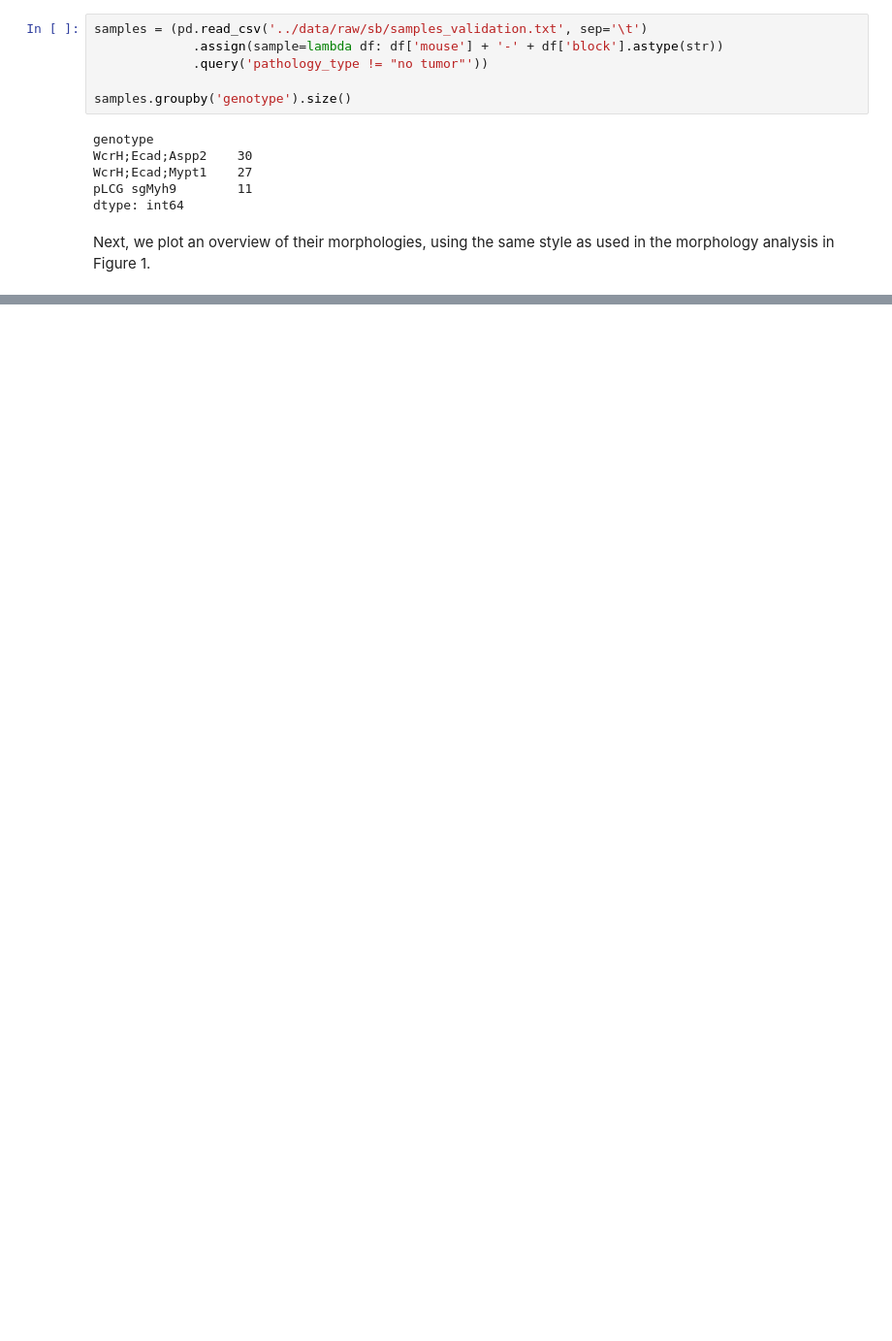
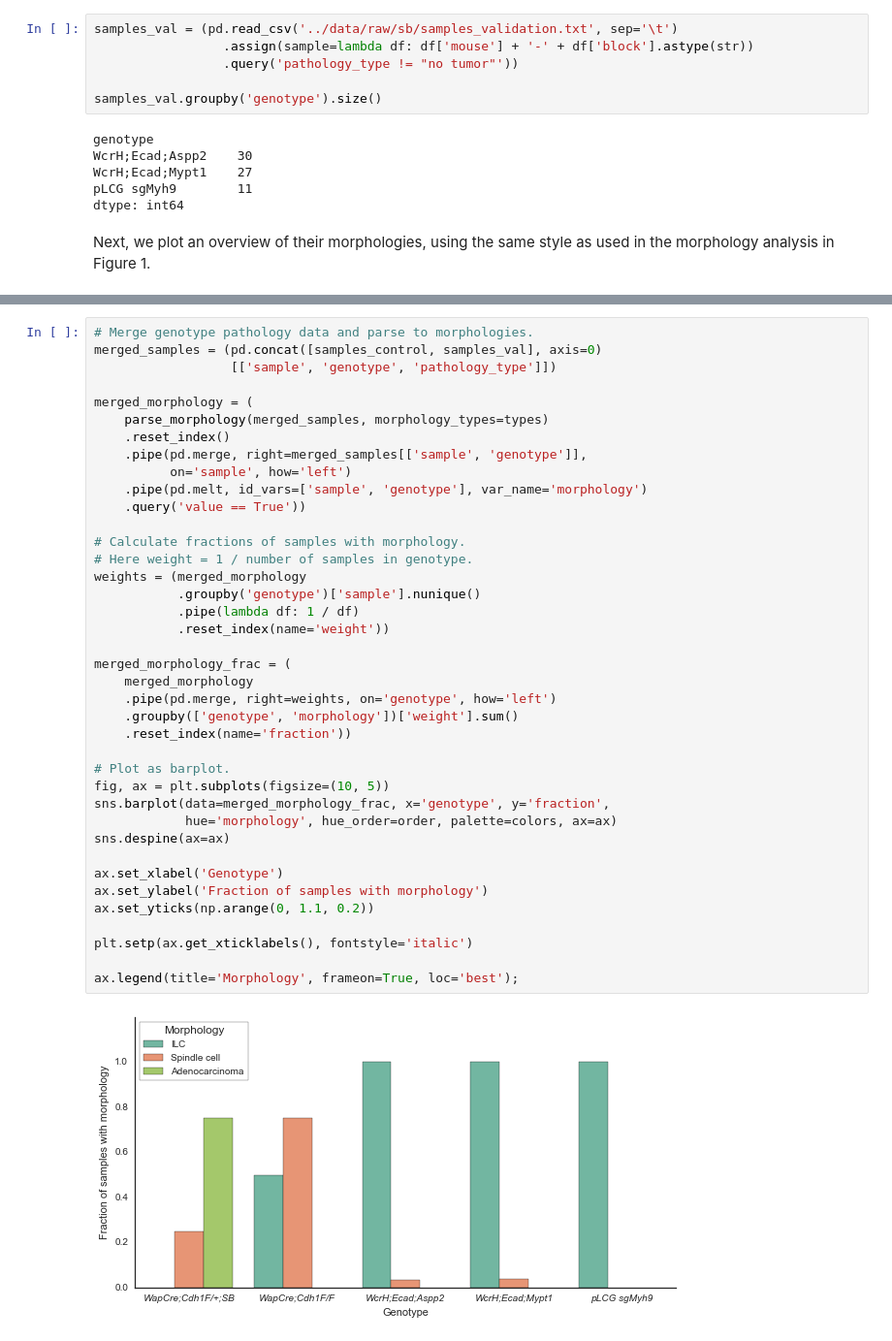
Before and after one commit to jrderuiter/ilc-sb-screen, a Jupyter notebook: notebooks/B. Supplemental figures.ipynb, the cells around one changed output, grey strips where cells are left out. Shown at 97% size. Saved outputs shown, nothing was run; the diff lists cells and outputs as text; blank space fills up the shorter version.

```diff
--- a/notebooks/B. Supplemental figures.ipynb
+++ b/notebooks/B. Supplemental figures.ipynb
@@ -194,11 +236,11 @@ This Supplementary Figure provides an overview of the morphology for the differe
 
 First, we read the morphology overview of these samples:
 # %%
-samples = (pd.read_csv('../data/raw/sb/samples_validation.txt', sep='\t')
-             .assign(sample=lambda df: df['mouse'] + '-' + df['block'].astype(str))
-             .query('pathology_type != "no tumor"'))
+samples_val = (pd.read_csv('../data/raw/sb/samples_validation.txt', sep='\t')
+                 .assign(sample=lambda df: df['mouse'] + '-' + df['block'].astype(str))
+                 .query('pathology_type != "no tumor"'))
 
-samples.groupby('genotype').size()
+samples_val.groupby('genotype').size()
 # %% [output]
 genotype
 WcrH;Ecad;Aspp2    30
@@ -230,3 +272,44 @@ with sns.plotting_context('paper', font_scale=0.7):
 [figure]
 [figure]
 [figure]
+# %%
+# Merge genotype pathology data and parse to morphologies.
+merged_samples = (pd.concat([samples_control, samples_val], axis=0)
+                  [['sample', 'genotype', 'pathology_type']])
+
+merged_morphology = (
+    parse_morphology(merged_samples, morphology_types=types)
+    .reset_index()
+    .pipe(pd.merge, right=merged_samples[['sample', 'genotype']],
+          on='sample', how='left')
+    .pipe(pd.melt, id_vars=['sample', 'genotype'], var_name='morphology')
+    .query('value == True'))
+
+# Calculate fractions of samples with morphology.
+# Here weight = 1 / number of samples in genotype.
+weights = (merged_morphology
+           .groupby('genotype')['sample'].nunique()
+           .pipe(lambda df: 1 / df)
+           .reset_index(name='weight'))
+
+merged_morphology_frac = (
+    merged_morphology
+    .pipe(pd.merge, right=weights, on='genotype', how='left')
+    .groupby(['genotype', 'morphology'])['weight'].sum()
+    .reset_index(name='fraction'))
+
+# Plot as barplot.
+fig, ax = plt.subplots(figsize=(10, 5))
+sns.barplot(data=merged_morphology_frac, x='genotype', y='fraction',
+            hue='morphology', hue_order=order, palette=colors, ax=ax)
+sns.despine(ax=ax)
+
+ax.set_xlabel('Genotype')
+ax.set_ylabel('Fraction of samples with morphology')
+ax.set_yticks(np.arange(0, 1.1, 0.2))
+
+plt.setp(ax.get_xticklabels(), fontstyle='italic')
+
+ax.legend(title='Morphology', frameon=True, loc='best');
+# %% [output]
+[figure, added]
```
Also changed, not shown: parts of 14 cells of this notebook, 1 other file.
